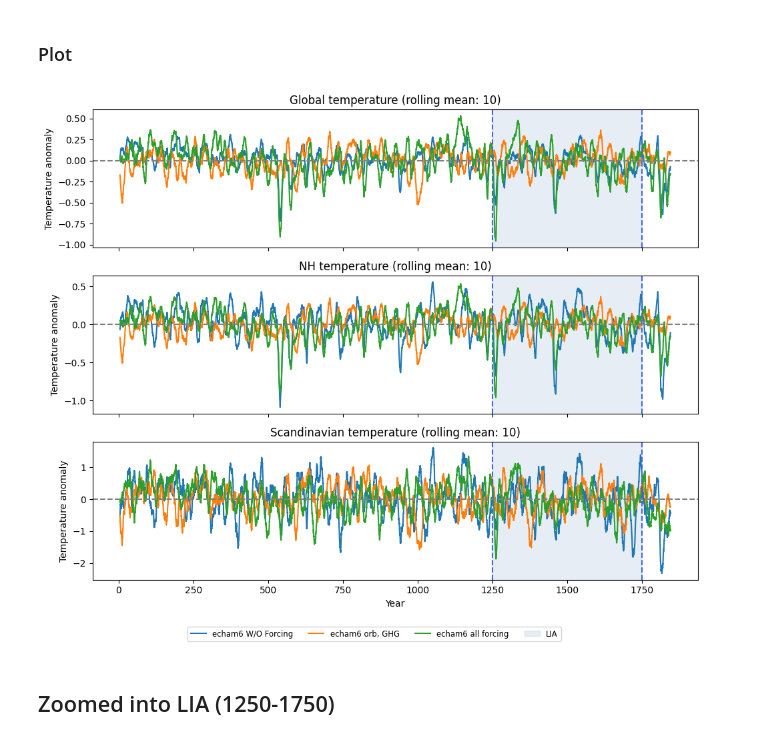
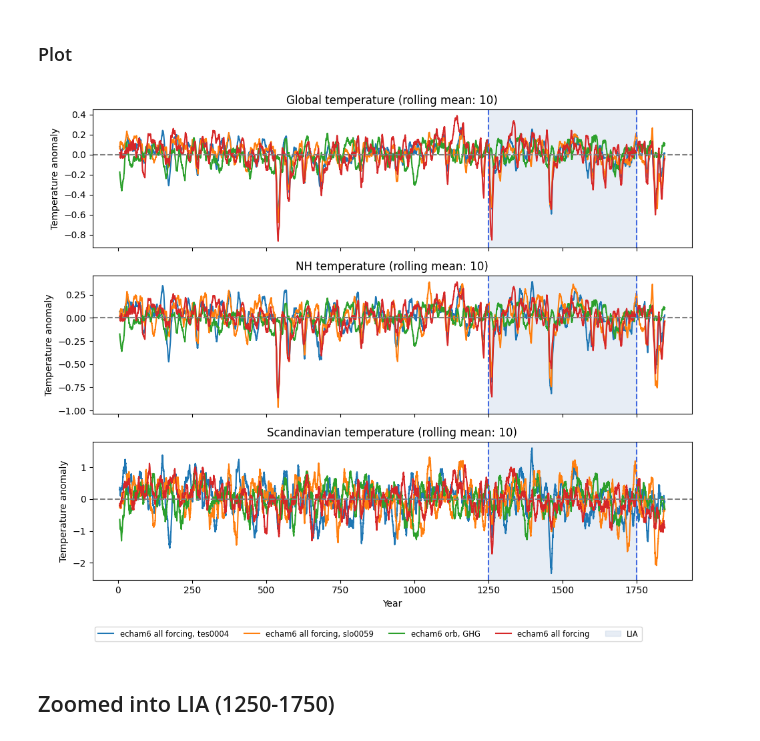
Before and after one commit to EliHHogemo/lia, a Jupyter notebook: Scandi_temp.ipynb, the cells around one changed output. Drawn from its saved outputs; the diff is of its cells as text; code cells hidden in the pictures.

```diff
--- a/Scandi_temp.ipynb
+++ b/Scandi_temp.ipynb
@@ -122,6 +172,6 @@ scand_smoothed_wof = scand_wof.rolling(time=rolling_months, center=True).mean()
 # %%
-scand_orb_GHG = tas_orb_GHG_tot['var167'].sel(lat=scand_lat, lon = scand_lon).mean(dim=['lat', 'lon'])
-scand_all_forcing = tas_all_forcing_tot['var167'].sel(lat=scand_lat, lon = scand_lon).mean(dim=['lat', 'lon'])
+scand_orb_GHG = tas_orb_GHG_tot['var167'].sel(lat=scand_lat, lon = scand_lon).weighted(weights).mean(dim=['lat', 'lon'])
+scand_all_forcing = tas_all_forcing_tot['var167'].sel(lat=scand_lat, lon = scand_lon).weighted(weights).mean(dim=['lat', 'lon'])
 
 scand_orb_GHG_smooth = scand_orb_GHG.rolling(time=rolling_months, center=True).mean()
 scand_all_forcing_smooth = scand_all_forcing.rolling(time=rolling_months, center=True).mean()
@@ -204,16 +254,12 @@ plt.show()
 # %% [markdown]
 ### Global
 # %%
-baseline_wf = smoothed_global_mean_wf.mean()
-anomaly_wf = smoothed_global_mean_wf - baseline_wf
-#smoothed_anomaly_wf = anomaly_wf.rolling(time=rolling_months, center=True).mean()
-baseline_wof = smoothed_global_mean_wof.mean()
-anomaly_wof = smoothed_global_mean_wof - baseline_wof
-#smoothed_anomaly_wof = anomaly_wof.rolling(time=rolling_months, center=True).mean()
+baseline_tes = smoothed_global_mean_tes.mean()
+anomaly_tes = smoothed_global_mean_tes - baseline_tes
+baseline_slo = smoothed_global_mean_slo.mean()
+anomaly_slo = smoothed_global_mean_slo - baseline_slo
 
 baseline_orb_GHG = orb_GHG_smooth.mean()
 anomaly_orb_GHG = orb_GHG_smooth - baseline_orb_GHG
-#smoothed_anomaly_orb_GHG = anomaly_orb_GHG.rolling(time=rolling_months, center=True).mean()
 baseline_all_forcing = all_forcing_smooth.mean()
 anomaly_all_forcing = all_forcing_smooth - baseline_all_forcing
-#smoothed_anomaly_all_forcing = anomaly_all_forcing.rolling(time=rolling_months, center=True).mean()
@@ -227,11 +266,11 @@ Coordinates:
 # %% [markdown]
 ### NH
 # %%
-baseline_nh_wf = nh_smoothed_wf.mean()
-anomaly_nh_wf = nh_smoothed_wf - baseline_nh_wf
+baseline_nh_tes = nh_smoothed_tes.mean()
+anomaly_nh_tes = nh_smoothed_tes - baseline_nh_tes
 #smoothed_anomaly_nh_wf = anomaly_nh_wf.rolling(time=rolling_months, center=True).mean()
-baseline_nh_wof = nh_smoothed_wof.mean()
-anomaly_nh_wof = nh_smoothed_wof - baseline_nh_wof
+baseline_nh_slo = nh_smoothed_slo.mean()
+anomaly_nh_slo = nh_smoothed_slo - baseline_nh_slo
 #smoothed_anomaly_nh_wof = anomaly_nh_wof.rolling(time=rolling_months, center=True).mean()
 
 baseline_nh_orb_GHG = nh_orb_GHG_smooth.mean()
@@ -243,11 +282,11 @@ anomaly_nh_all_forcing = nh_all_forcing_smooth - baseline_nh_all_forcing
 # %% [markdown]
 ### Scandinavia
 # %%
-baseline_scand_wf = scand_smoothed_wf.mean()
-anomaly_scand_wf = scand_smoothed_wf - baseline_scand_wf
+baseline_scand_tes = scand_smoothed_tes.mean()
+anomaly_scand_tes = scand_smoothed_tes - baseline_scand_tes
 #smoothed_anomaly_scand_wf = anomaly_scand_wf.rolling(time=rolling_months, center=True).mean()
-baseline_scand_wof = scand_smoothed_wof.mean()
-anomaly_scand_wof = scand_smoothed_wof - baseline_scand_wof
+baseline_scand_slo = scand_smoothed_slo.mean()
+anomaly_scand_slo = scand_smoothed_slo - baseline_scand_slo
 #smoothed_anomaly_scand_wof = anomaly_scand_wof.rolling(time=rolling_months, center=True).mean()
 
 baseline_scand_orb_GHG = scand_orb_GHG_smooth.mean()
@@ -278,8 +317,8 @@ fig, ax = plt.subplots(3,1, figsize=(10,8), sharex = True)
 start_time = 1250
 end_time = 1750
 
-#ax[0].plot(x_wf, anomaly_wf, label='echam6 With Forcing')
-ax[0].plot(x_wof, anomaly_wof, label='echam6 W/O Forcing')
+ax[0].plot(x_tes, anomaly_tes, label='echam6 all forcing, tes0004')
+ax[0].plot(x_slo, anomaly_slo, label='echam6 all forcing, slo0059')
 ax[0].plot(x_orb_GHG, anomaly_orb_GHG, label='echam6 orb, GHG')
 ax[0].plot(x_all_forcing, anomaly_all_forcing, label='echam6 all forcing')
 ax[0].axvline(start_time, color='royalblue', linestyle='--')
@@ -289,42 +328,42 @@ ax[0].axhline(0, linestyle='--', color='gray')
 ax[0].set_ylabel('Temperature anomaly')
 ax[0].set_title(f'Global temperature (rolling mean: {rolling_years})')
 
-#ax[1].plot(x_nh_wf, anomaly_nh_wf, label='echam6 With Forcing')
-ax[1].plot(x_nh_wof, anomaly_nh_wof, label='echam6 W/O Forcing')
+ax[1].plot(x_nh_tes, anomaly_nh_tes, label='echam6 With Forcing')
+ax[1].plot(x_nh_slo, anomaly_nh_slo, label='echam6 W/O Forcing')
 ax[1].plot(x_nh_orb_GHG, anomaly_nh_orb_GHG, label='echam6 orb, GHG')
 ax[1].plot(x_nh_all_forcing, anomaly_nh_all_forcing, label='echam6 all forcing')
 ax[1].axvline(start_time, color='royalblue', linestyle='--')
 ax[1].axvline(end_time, color='royalblue', linestyle='--')
 ax[1].axvspan(start_time, end_time, color='lightsteelblue', alpha=0.3)
 ax[1].axhline(0, linestyle='--', color='gray')
 ax[1].set_ylabel('Temperature anomaly')
 ax[1].set_title(f'NH temperature (rolling mean: {rolling_years})')
 
-#ax[2].plot(x_scand_wf, anomaly_scand_wf, label='echam6 With Forcing')
-ax[2].plot(x_scand_wof, anomaly_scand_wof, label='echam6 W/O Forcing')
+ax[2].plot(x_scand_tes, anomaly_scand_tes, label='echam6 With Forcing')
+ax[2].plot(x_scand_slo, anomaly_scand_slo, label='echam6 W/O Forcing')
 ax[2].plot(x_scand_orb_GHG, anomaly_scand_orb_GHG, label='echam6 orb, GHG')
 ax[2].plot(x_scand_all_forcing, anomaly_scand_all_forcing, label='echam6 all forcing')
 ax[2].axvline(start_time, color='royalblue', linestyle='--')
 ax[2].axvline(end_time, color='royalblue', linestyle='--')
 ax[2].axvspan(start_time, end_time, color='lightsteelblue', alpha=0.3)
 ax[2].axhline(0, linestyle='--', color='gray')
 ax[2].set_xlabel('Year')
 ax[2].set_ylabel('Temperature anomaly')
 ax[2].set_title(f'Scandinavian temperature (rolling mean: {rolling_years})')
 
 handles, labels = ax[0].get_legend_handles_labels()
 fig.legend(
     handles, labels,
     loc='lower center',
     bbox_to_anchor=(0.5, -0.05),
     ncol=6,
     fontsize='small',
     frameon=True
 )
 plt.tight_layout()
 plt.show()
 # %% [output]
-[figure, old version]
+[figure, new version]
 # %% [markdown]
 ## Zoomed into LIA (1250-1750)
 # %%
```
Also changed, not shown: parts of 34 cells of this notebook, 2 other files.
